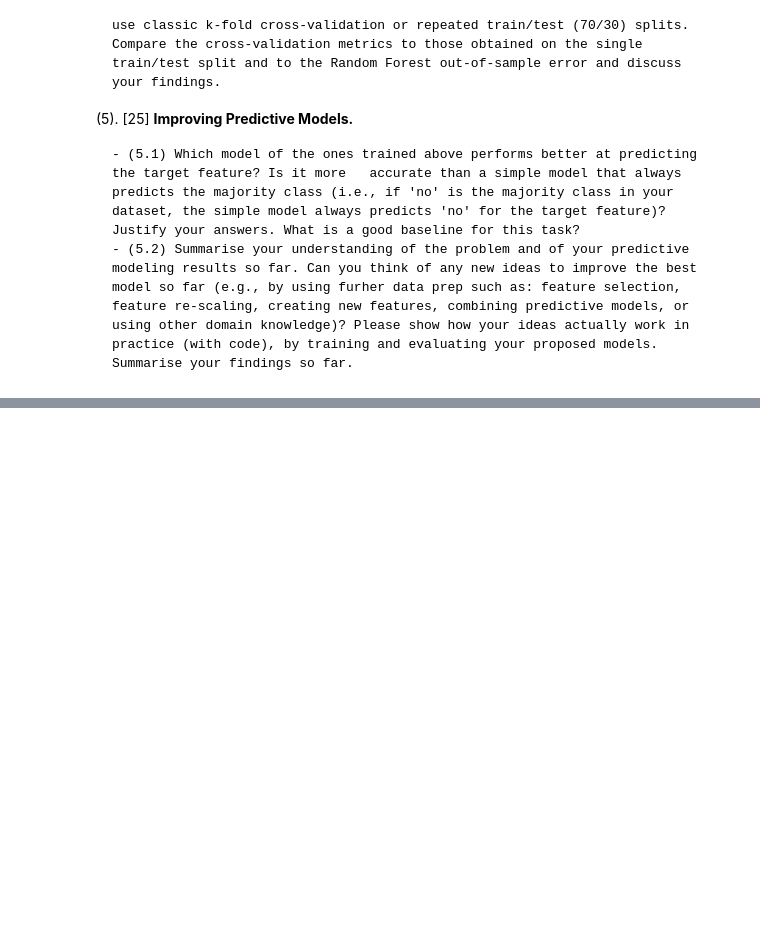
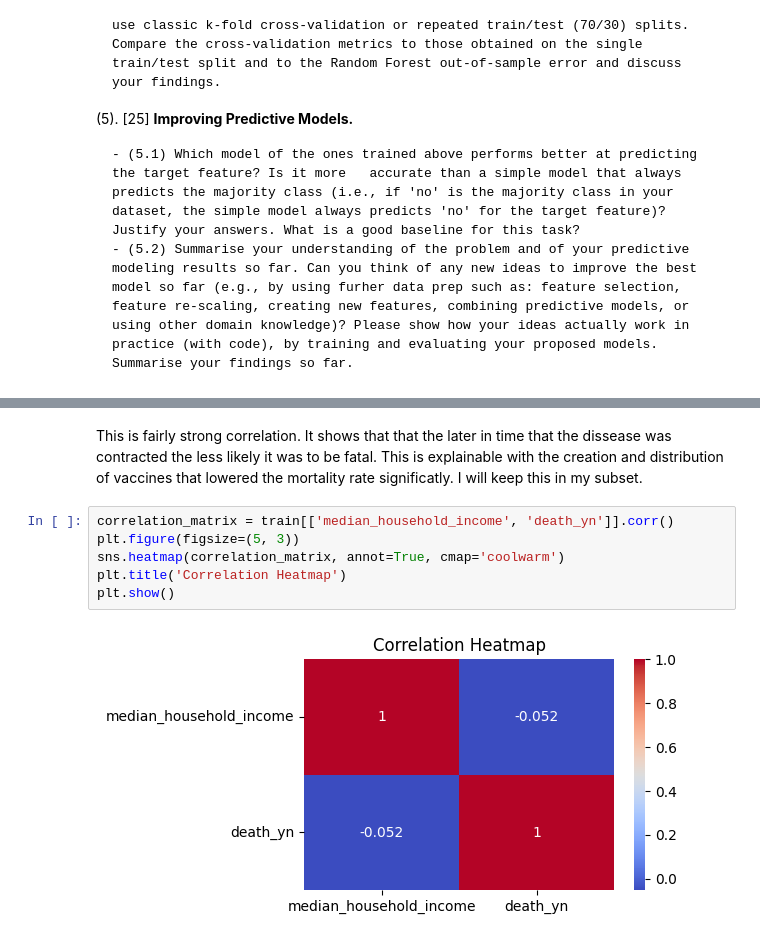
Before and after one commit to Southwick-Adam/CovidDataModeling, a Jupyter notebook: 2023-Homework2-Notebook.ipynb, the cells around one changed output, grey strips where cells are left out. Drawn from its saved outputs; the diff is of its cells as text; blank space fills up the shorter version.

```diff
--- a/2023-Homework2-Notebook.ipynb
+++ b/2023-Homework2-Notebook.ipynb
@@ -73,0 +227,10 @@ There are 5 parts for this homework. Each part has an indicative maximum percent
+# %% [markdown]
+This is fairly strong correlation. It shows that that the later in time that the dissease was contracted the less likely it was to be fatal. This is explainable with the creation and distribution of vaccines that lowered the mortality rate significatly. I will keep this in my subset.
+# %%
+correlation_matrix = train[['median_household_income', 'death_yn']].corr()
+plt.figure(figsize=(5, 3))
+sns.heatmap(correlation_matrix, annot=True, cmap='coolwarm')
+plt.title('Correlation Heatmap')
+plt.show()
+# %% [output]
+[figure, added]
```
Also changed, not shown: parts of 199 cells of this notebook, 2 other files.
